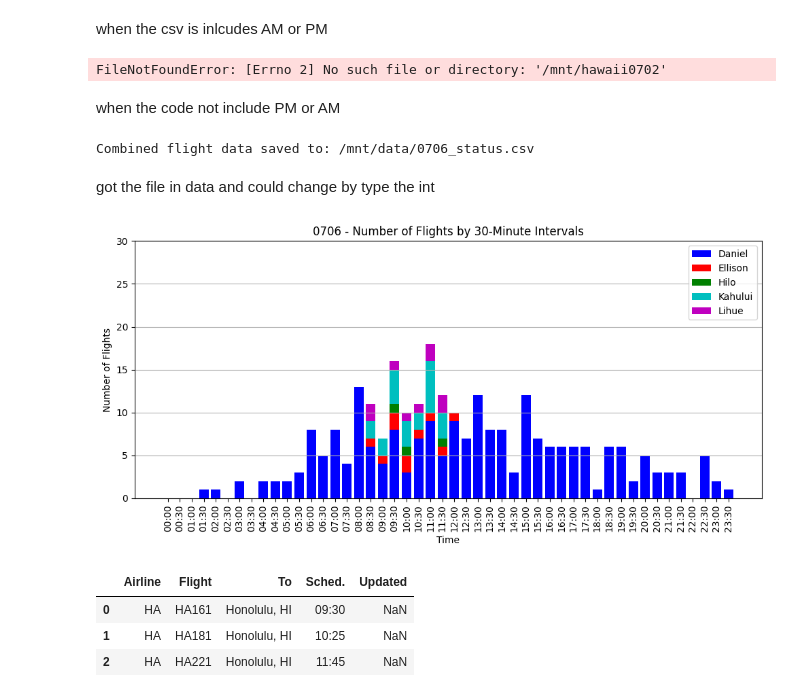
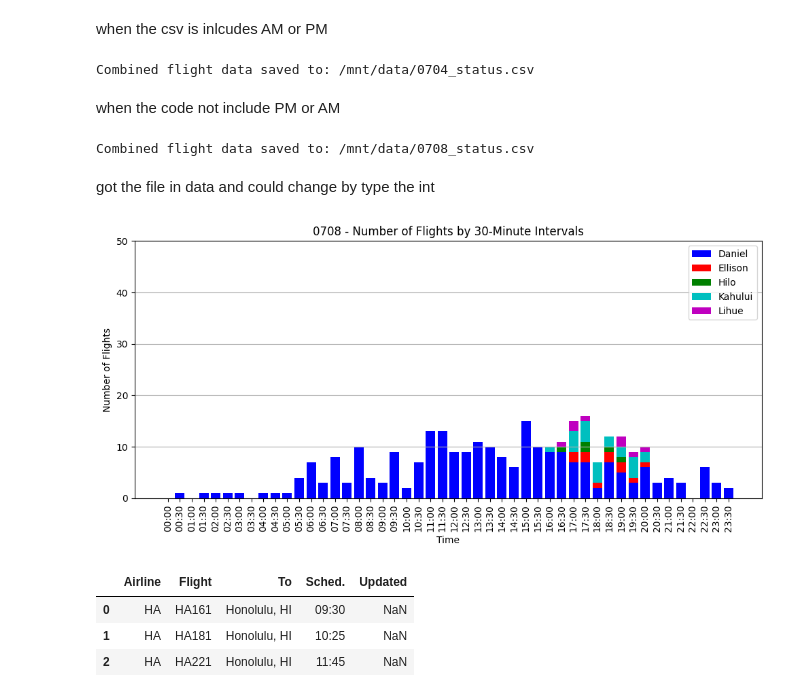
Before and after one commit to ypeng12/Airline, a Jupyter notebook: AirlineGraph.ipynb, the cells around one changed output. Drawn from its saved outputs; the diff is of its cells as text; code cells hidden in the pictures.

```diff
--- a/AirlineGraph.ipynb
+++ b/AirlineGraph.ipynb
@@ -49,16 +49,16 @@ def process_all_files(directory_path, interval_minutes, output_file):
     all_data.to_csv(output_file, index=False)
 
 # Example usage
-directory_path = '/mnt/hawaii0702'  # Adjust this to your actual directory path
-output_file = '/mnt/data/0702_status.csv'  # Adjust this to your desired output file path
-interval_minutes = 30  # Set this to the desired interval in minutes
+directory_path = '/mnt/hawaii0704'  # Adjust this to your actual directory path
+output_file = '/mnt/data/0704_status.csv'  # Adjust this to your desired output file path
+interval_minutes = 60  # Set this to the desired interval in minutes
 
 # Process all files and save the combined data
 process_all_files(directory_path, interval_minutes, output_file)
 
 print(f"Combined flight data saved to: {output_file}")
 # %% [output]
-FileNotFoundError: [Errno 2] No such file or directory: '/mnt/hawaii0702'
+Combined flight data saved to: /mnt/data/0704_status.csv
 # %% [markdown]
 when the code not include PM or AM
 # %%
@@ -104,8 +104,8 @@ def process_all_files(directory_path, interval_minutes, output_file):
     all_data.to_csv(output_file, index=False)
 
 # Example usage
-directory_path = '/mnt/hawaii0706'  # Adjust this to your actual directory path
-output_file = '/mnt/data/0706_status.csv'  # Adjust this to your desired output file path
+directory_path = '/mnt/hawaii0708'  # Adjust this to your actual directory path
+output_file = '/mnt/data/0708_status.csv'  # Adjust this to your desired output file path
 interval_minutes = 30  # Set this to the desired interval in minutes
 
 # Process all files and save the combined data
@@ -113,7 +113,7 @@ process_all_files(directory_path, interval_minutes, output_file)
 
 print(f"Combined flight data saved to: {output_file}")
 # %% [output]
-Combined flight data saved to: /mnt/data/0706_status.csv
+Combined flight data saved to: /mnt/data/0708_status.csv
 # %% [markdown]
 got the file in data and could change by type the int
 # %%
@@ -149,36 +149,36 @@ bottom = None
 colors = ['b', 'r', 'g', 'c', 'm', 'y', 'k']  # Define colors for each airport
 
 for idx, column in enumerate(flight_count_columns):
     if bottom is None:
         plt.bar(merged_flights['Interval Time'], merged_flights[column], color=colors[idx % len(colors)], label=column)
         bottom = merged_flights[column]
     else:
         plt.bar(merged_flights['Interval Time'], merged_flights[column], bottom=bottom, color=colors[idx % len(colors)], label=column)
         bottom += merged_flights[column]
 
 # Add title and labels
 # change to the day
-plt.title('0706 - Number of Flights by 30-Minute Intervals')
+plt.title('0708 - Number of Flights by 30-Minute Intervals')
 plt.xlabel('Time')
 plt.ylabel('Number of Flights')
 
 # Rotate the x-axis labels for better readability
 plt.xticks(rotation=90, ticks=range(0, len(merged_flights), 1))
 
 # Add grid for better readability
 plt.grid(axis='y')
 
 # Add legend
 plt.legend()
 
 # Set the y-axis limit to 30
-plt.ylim(0, 30)
+plt.ylim(0, 50)
 
 # Display the plot
 plt.tight_layout()
 plt.show()
 # %% [output]
-[figure, old version]
+[figure, new version]
 # %%
 import pandas as pd
 
```
